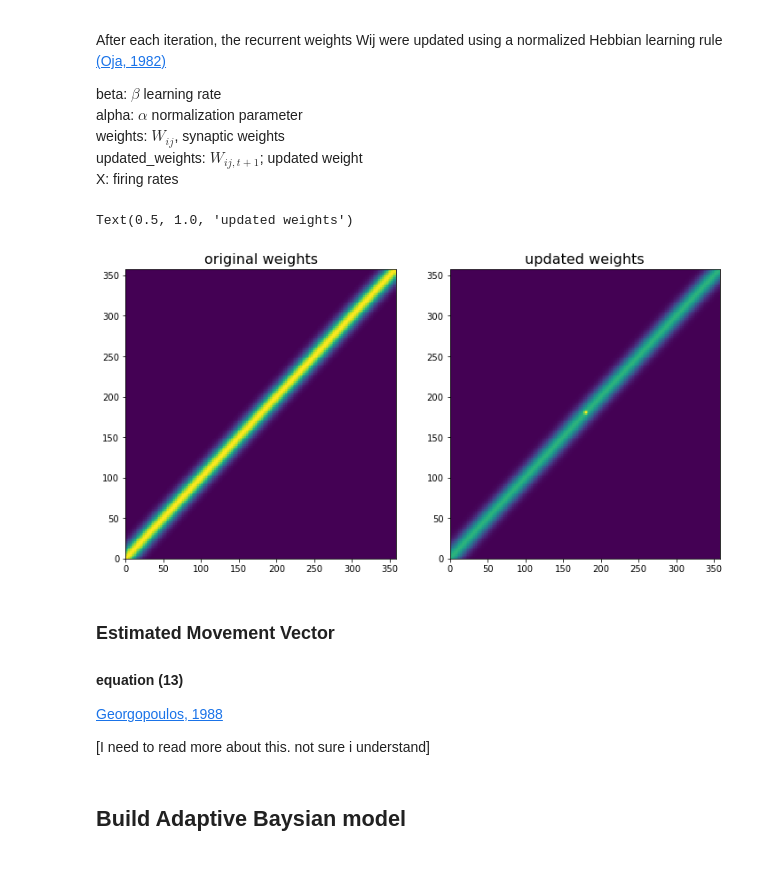
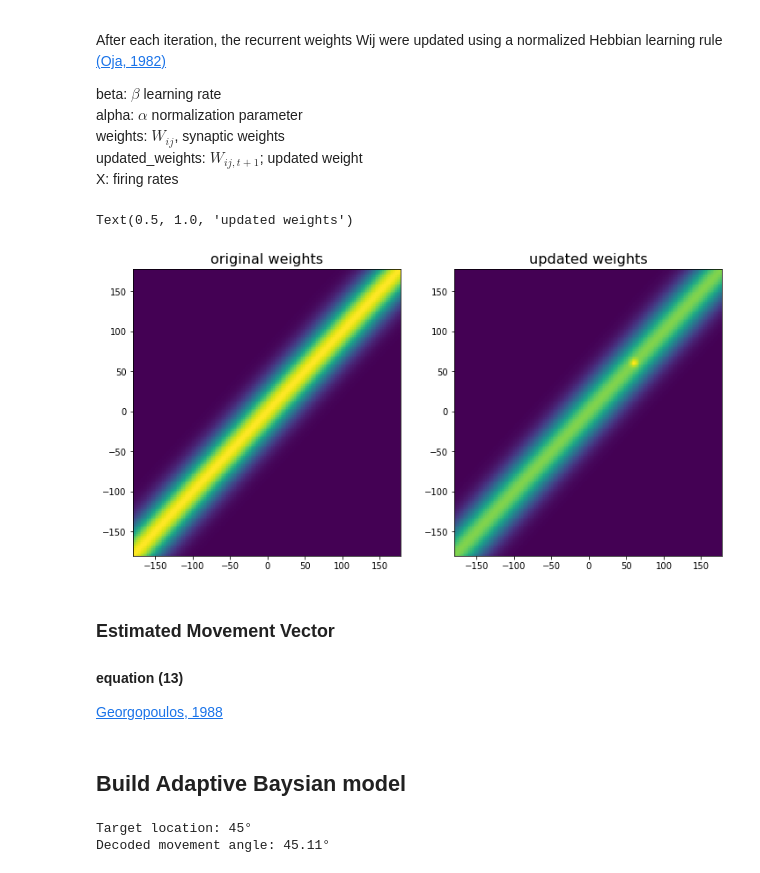
Before and after one commit to mwprestonjr/verstynen_2011_rpl, a Jupyter notebook: notebooks/verstynen_2011.ipynb, the cells around one changed output. Drawn from its saved outputs; the diff is of its cells as text; code cells hidden in the pictures.

```diff
--- a/notebooks/verstynen_2011.ipynb
+++ b/notebooks/verstynen_2011.ipynb
@@ -67,7 +66,7 @@ spread: *$\omega_L$*, full-width-half-magnitude (FWHM)
 # %%
 # define lateral connection strength function
 
-def connection_strength(pref_i, pref_j, spread=12):
+def connection_strength(pref_i, pref_j, spread=30):
     W_ij = np.exp(-np.log(2) * ((pref_i-pref_j) / (spread/2))**2)
     return W_ij
 # %%
@@ -89,5 +88,5 @@ def plot_connection_strength_profile(pref_i, spread=12):
     plt.title('Prefered direction of unit i: %d$^\circ$ ' %pref_i, fontsize=16)
 
 for pref_i in[60, 120, 240]:
-    plot_connection_strength_profile(pref_i, spread=12)
+    plot_connection_strength_profile(pref_i, spread=30)
 # %% [output]
@@ -104,7 +103,7 @@ preference = np.arange(0,360,2)
 W = np.zeros([len(preference), len(preference)])
 for i, pref_i in enumerate(preference):
     for j, pref_j in enumerate(preference):
-        W[i,j] = connection_strength(i, j)
+        W[i,j] = connection_strength(i, j, spread=30)
 
 # set diagonal to zero (self connections)
 #W = W - np.diag(np.diag(W))
@@ -130,10 +129,10 @@ def total_activation(firing_rate, weights, theta, preference):
 # calc input activation example
 
 # define input angle
-THETA = 180
+THETA = 60
 
 # define 180 units, assign preference
-preference = np.arange(0,360,2) # prefered angle
+preference = np.arange(-180,180,2) # prefered angle
 X = np.zeros_like(preference) # firing rates
 
 # calculate input activation of each unit
@@ -149,7 +148,7 @@ ax1.bar(np.arange(180), act)
 ax1.set_xlabel('unit number', fontsize=14)
 ax1.set_ylabel('input activation', fontsize=14)
 
-xx = np.linspace(0,360,13)
+xx = np.linspace(-180,180,13)
 ax2.set_xticks(xx)
 ax2.set_xticklabels([str(int(x)) for x in xx] )
 ax2.set_xlabel('preffered orientation', fontsize=14)
@@ -194,23 +191,21 @@ def update_weights(weights, X, beta=1E-5, alpha=1E-3):
 
     return updated_weights
 # %%
-W2 = update_weights(W, temp, beta=1E-5, alpha=1E-3)
+W2 = update_weights(W, norm_activation(act), beta=1E-5, alpha=1E-3)
 
 # plot weights
 fig, ax = plt.subplots(1,2, figsize=[12,6])
 ax[0].pcolormesh(preference, preference, W)
 ax[0].set_title('original weights', fontsize=16)
 
 # plot weights
 ax[1].pcolormesh(preference, preference, W2)
 ax[1].set_title('updated weights', fontsize=16)
 # %% [output]
 Text(0.5, 1.0, 'updated weights')
-[figure, old version]
+[figure, new version]
 # %% [markdown]
 ### Estimated Movement Vector
 #### equation (13)
 
 [Georgopoulos, 1988](https://www.jneurosci.org/content/8/8/2928)
-
-[I need to read more about this. not sure i understand]
@@ -245,7 +237,7 @@ def calc_firing_rate(firing_rate, theta, preference, weights, baseline=0, gain=1
 
 
 # define input angle
-THETA = 180
+THETA = 45
 
 # define time vactor
 t = np.linspace(1,100,100)
@@ -262,11 +254,19 @@ firing_rates = np.zeros([n_iterations+1, len(preference)])
 weights = np.zeros([n_iterations+1, W.shape[0], W.shape[1]])
 weights[0] = W
 
-# solve
+# run 5 iterations
 for ii in np.arange(1,6):
     firing_rates[ii] = calc_firing_rate(firing_rates[ii-1], THETA, preference, weights[ii-1],
-                                        baseline=0, gain=1E3, spread=12)
-    weights[ii] = update_weights(weights[ii-1], firing_rates[ii-1], beta=1E-5, alpha=1E-3)
+                                        baseline=0, gain=1E3, spread=30)
+    weights[ii] = update_weights(weights[ii-1], firing_rates[ii-1], beta=1E-4, alpha=1E-3)
+
+# decode output
+output = decode_output(firing_rates[5], preference)
+print('Target location: %d\N{DEGREE SIGN}' %THETA)
+print('Decoded movement angle: %0.2f\N{DEGREE SIGN}' %output)
+# %% [output]
+Target location: 45°
+Decoded movement angle: 45.11°
 # %%
 # plot final firing rates, and weight
 
```
Also changed, not shown: parts of 10 cells of this notebook.
